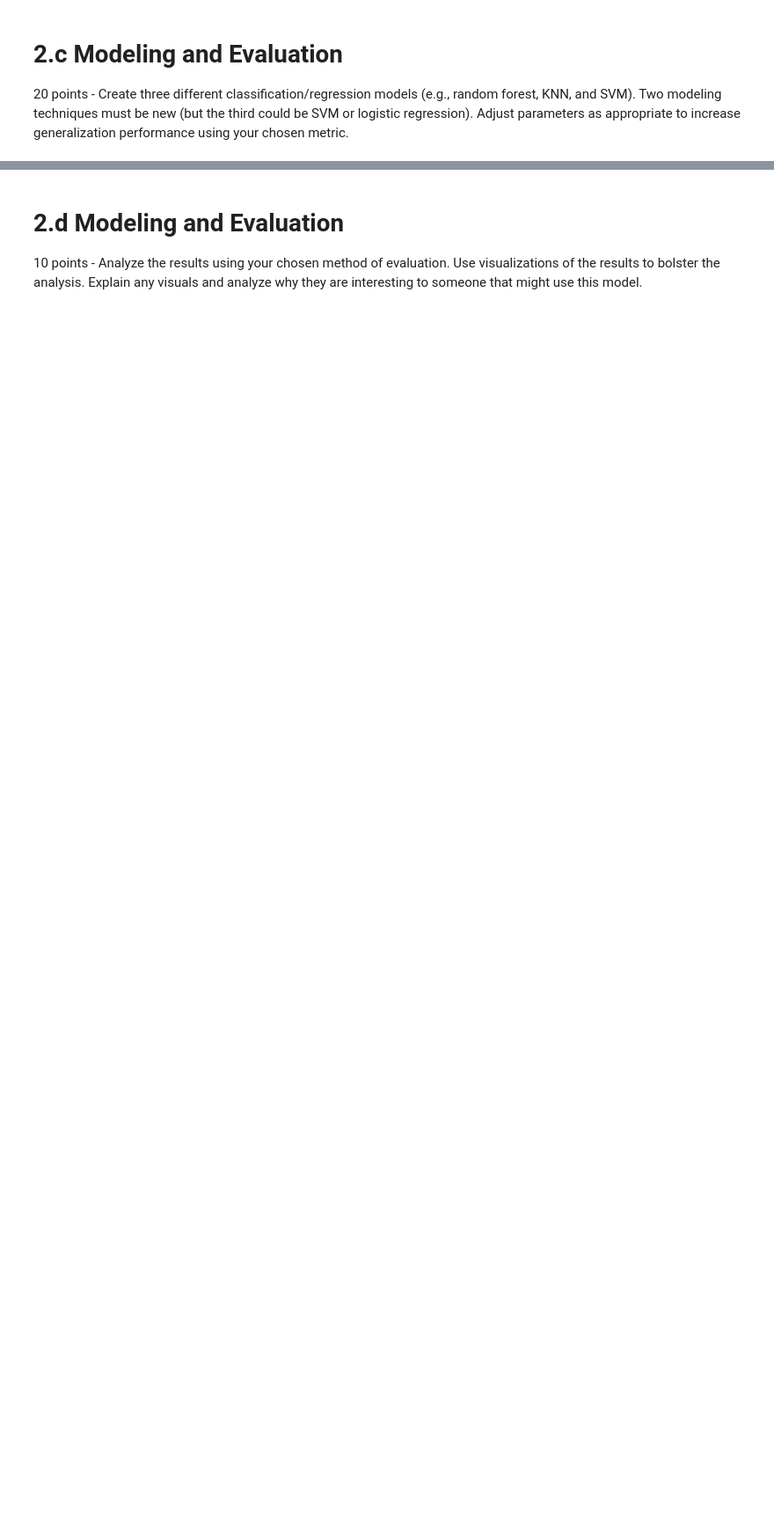
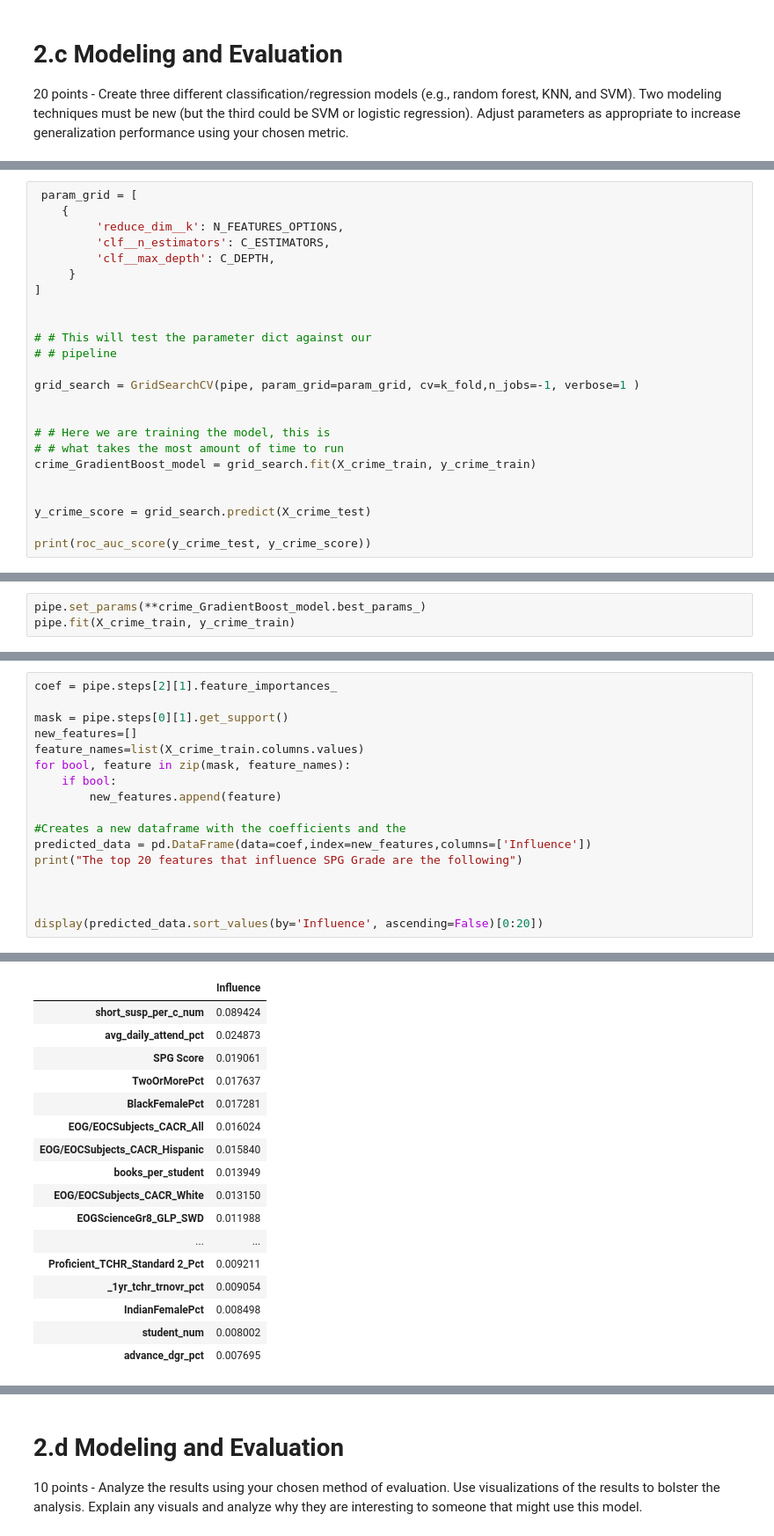
Before and after one commit to stmillett/MSDS7331_NorthCarolinaDataset, a Jupyter notebook: Lab2/Data Mining - Lab 2.ipynb, the cells around one changed output, grey strips where cells are left out. Shown at 88% size. Drawn from its saved outputs; the diff is of its cells as text; blank space fills up the shorter version.

Commit message:
Add files via upload
updated the crime modeling.

```diff
--- a/Lab2/Data Mining - Lab 2.ipynb
+++ b/Lab2/Data Mining - Lab 2.ipynb
@@ -199,0 +165,24 @@ pipe.fit(X_train,y_train)
+# %%
+ param_grid = [
+    {
+         'reduce_dim__k': N_FEATURES_OPTIONS,
+         'clf__n_estimators': C_ESTIMATORS,
+         'clf__max_depth': C_DEPTH,
+     }
+]
+
+
+# # This will test the parameter dict against our
+# # pipeline
+
+grid_search = GridSearchCV(pipe, param_grid=param_grid, cv=k_fold,n_jobs=-1, verbose=1 )
+
+
+# # Here we are training the model, this is
+# # what takes the most amount of time to run
+crime_GradientBoost_model = grid_search.fit(X_crime_train, y_crime_train)
+
+
+y_crime_score = grid_search.predict(X_crime_test)
+
+print(roc_auc_score(y_crime_test, y_crime_score))
@@ -199,0 +194,3 @@ pipe.fit(X_train,y_train)
+# %%
+pipe.set_params(**crime_GradientBoost_model.best_params_)
+pipe.fit(X_crime_train, y_crime_train)
@@ -199,0 +202,18 @@ pipe.fit(X_train,y_train)
+# %%
+coef = pipe.steps[2][1].feature_importances_
+
+mask = pipe.steps[0][1].get_support()
+new_features=[]
+feature_names=list(X_crime_train.columns.values)
+for bool, feature in zip(mask, feature_names):
+    if bool:
+        new_features.append(feature)
+
+#Creates a new dataframe with the coefficients and the
+predicted_data = pd.DataFrame(data=coef,index=new_features,columns=['Influence'])
+print("The top 20 features that influence SPG Grade are the following")
+
+
+
+display(predicted_data.sort_values(by='Influence', ascending=False)[0:20])
+# %% [output]
@@ -199,0 +221,17 @@ pipe.fit(X_train,y_train)
+|  | Influence |
+| short_susp_per_c_num | 0.089424 |
+| avg_daily_attend_pct | 0.024873 |
+| SPG Score | 0.019061 |
+| TwoOrMorePct | 0.017637 |
+| BlackFemalePct | 0.017281 |
+| EOG/EOCSubjects_CACR_All | 0.016024 |
+| EOG/EOCSubjects_CACR_Hispanic | 0.015840 |
+| books_per_student | 0.013949 |
+| EOG/EOCSubjects_CACR_White | 0.013150 |
+| EOGScienceGr8_GLP_SWD | 0.011988 |
+| ... | ... |
+| Proficient_TCHR_Standard 2_Pct | 0.009211 |
+| _1yr_tchr_trnovr_pct | 0.009054 |
+| IndianFemalePct | 0.008498 |
+| student_num | 0.008002 |
+| advance_dgr_pct | 0.007695 |
```
Also changed, not shown: parts of 25 cells of this notebook.
